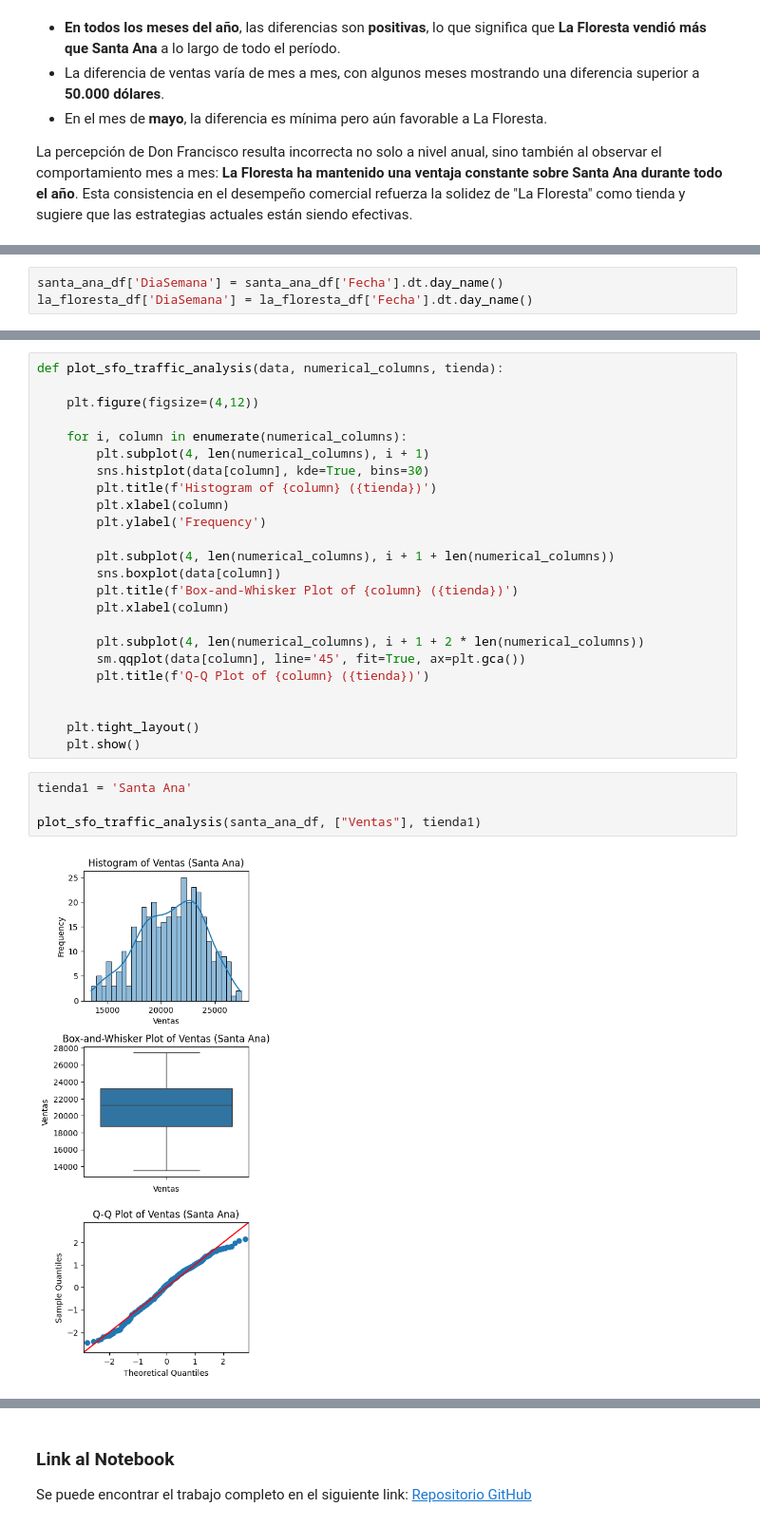
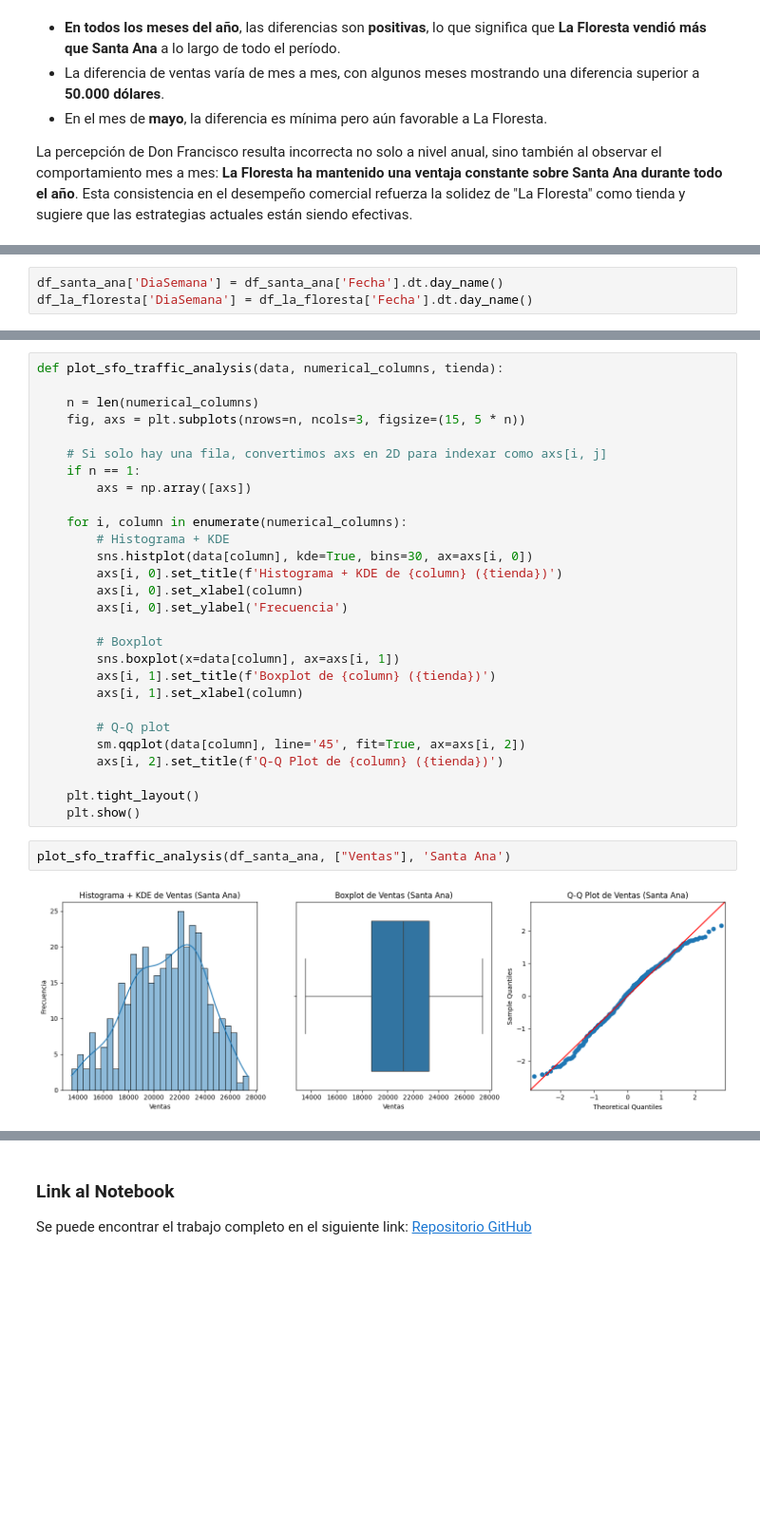
Before and after one commit to abrilnoguera/TPFinal-PEIA, a Jupyter notebook: TP Final.ipynb, the cells around one changed output, grey strips where cells are left out. Shown at 95% size. Saved outputs shown, nothing was run; the diff lists cells and outputs as text; blank space fills up the shorter version.

```diff
--- a/TP Final.ipynb
+++ b/TP Final.ipynb
@@ -388,6 +406,6 @@ ICE (99%) para La Floresta mes 12: [16119.939731484674, 27112.62087948491]
 # %% [markdown]
 ![image.png](attachment:image.png)
 # %%
-santa_ana_df['DiaSemana'] = santa_ana_df['Fecha'].dt.day_name()
-la_floresta_df['DiaSemana'] = la_floresta_df['Fecha'].dt.day_name()
+df_santa_ana['DiaSemana'] = df_santa_ana['Fecha'].dt.day_name()
+df_la_floresta['DiaSemana'] = df_la_floresta['Fecha'].dt.day_name()
 # %%
@@ -511,31 +581,33 @@ La Floresta - Media: $21990.55 | Desviación estándar: $3274.75
 # %%
 def plot_sfo_traffic_analysis(data, numerical_columns, tienda):
 
-    plt.figure(figsize=(4,12))
+    n = len(numerical_columns)
+    fig, axs = plt.subplots(nrows=n, ncols=3, figsize=(15, 5 * n))
+
+    # Si solo hay una fila, convertimos axs en 2D para indexar como axs[i, j]
+    if n == 1:
+        axs = np.array([axs])
 
     for i, column in enumerate(numerical_columns):
-        plt.subplot(4, len(numerical_columns), i + 1)
-        sns.histplot(data[column], kde=True, bins=30)
-        plt.title(f'Histogram of {column} ({tienda})')
-        plt.xlabel(column)
-        plt.ylabel('Frequency')
+        # Histograma + KDE
+        sns.histplot(data[column], kde=True, bins=30, ax=axs[i, 0])
+        axs[i, 0].set_title(f'Histograma + KDE de {column} ({tienda})')
+        axs[i, 0].set_xlabel(column)
+        axs[i, 0].set_ylabel('Frecuencia')
 
-        plt.subplot(4, len(numerical_columns), i + 1 + len(numerical_columns))
-        sns.boxplot(data[column])
-        plt.title(f'Box-and-Whisker Plot of {column} ({tienda})')
-        plt.xlabel(column)
+        # Boxplot
+        sns.boxplot(x=data[column], ax=axs[i, 1])
+        axs[i, 1].set_title(f'Boxplot de {column} ({tienda})')
+        axs[i, 1].set_xlabel(column)
 
-        plt.subplot(4, len(numerical_columns), i + 1 + 2 * len(numerical_columns))
-        sm.qqplot(data[column], line='45', fit=True, ax=plt.gca())
-        plt.title(f'Q-Q Plot of {column} ({tienda})')
-
+        # Q-Q plot
+        sm.qqplot(data[column], line='45', fit=True, ax=axs[i, 2])
+        axs[i, 2].set_title(f'Q-Q Plot de {column} ({tienda})')
 
     plt.tight_layout()
     plt.show()
 # %%
-tienda1 = 'Santa Ana'
-
-plot_sfo_traffic_analysis(santa_ana_df, ["Ventas"], tienda1)
+plot_sfo_traffic_analysis(df_santa_ana, ["Ventas"], 'Santa Ana')
 # %% [output]
-[figure, old version]
+[figure, new version]
 # %%
```
Also changed, not shown: parts of 36 cells of this notebook.
